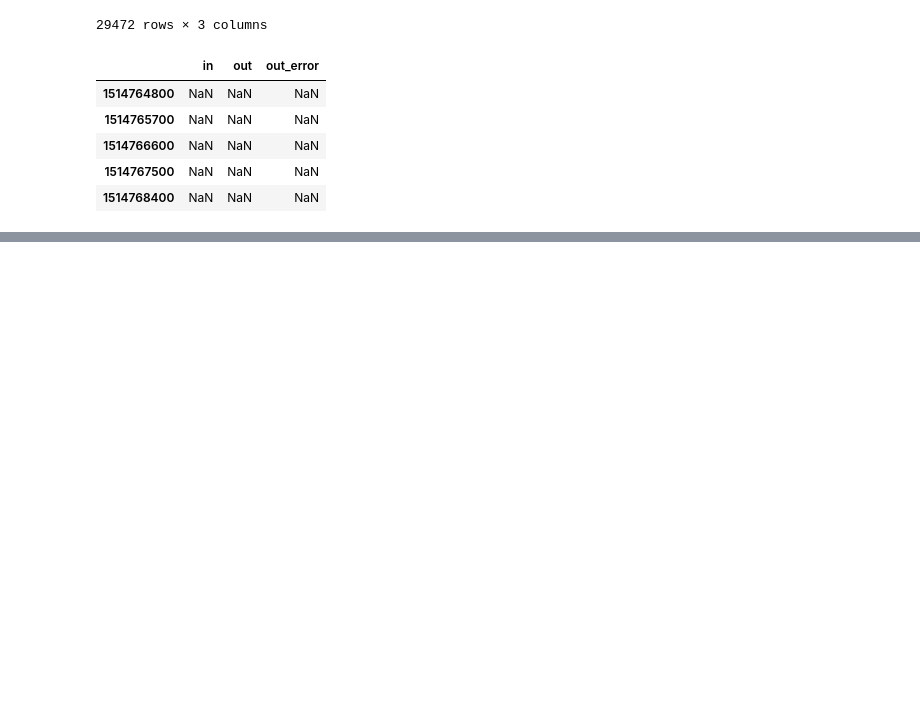
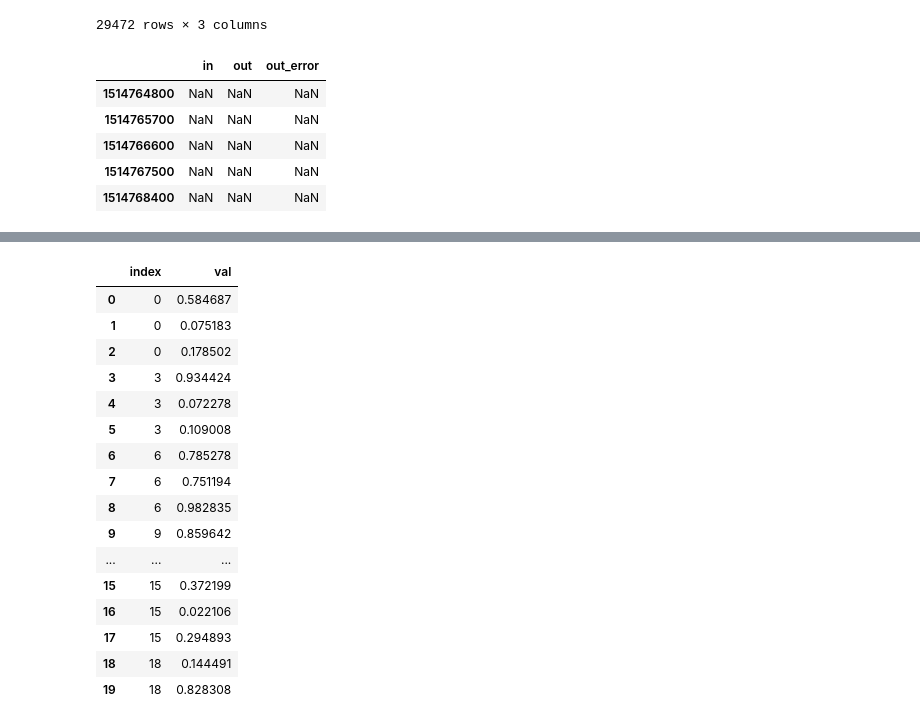
Before and after one commit to luckP/ProjetoInvestiga-pv2, a Jupyter notebook: Notebooks/DataAnalytics.ipynb, the cells around one changed output, grey strips where cells are left out. Saved outputs shown, nothing was run; the diff lists cells and outputs as text; code cells hidden in the pictures; blank space fills up the shorter version.

```diff
--- a/Notebooks/DataAnalytics.ipynb
+++ b/Notebooks/DataAnalytics.ipynb
@@ -181,0 +229,20 @@ square_list[1]
+# %%
+df2
+# %% [output]
+|  | index | val |
+| 0 | 0 | 0.584687 |
+| 1 | 0 | 0.075183 |
+| 2 | 0 | 0.178502 |
+| 3 | 3 | 0.934424 |
+| 4 | 3 | 0.072278 |
+| 5 | 3 | 0.109008 |
+| 6 | 6 | 0.785278 |
+| 7 | 6 | 0.751194 |
+| 8 | 6 | 0.982835 |
+| 9 | 9 | 0.859642 |
+| ... | ... | ... |
+| 15 | 15 | 0.372199 |
+| 16 | 15 | 0.022106 |
+| 17 | 15 | 0.294893 |
+| 18 | 18 | 0.144491 |
+| 19 | 18 | 0.828308 |
```
Also changed, not shown: parts of 5 cells of this notebook, 45 other files.
